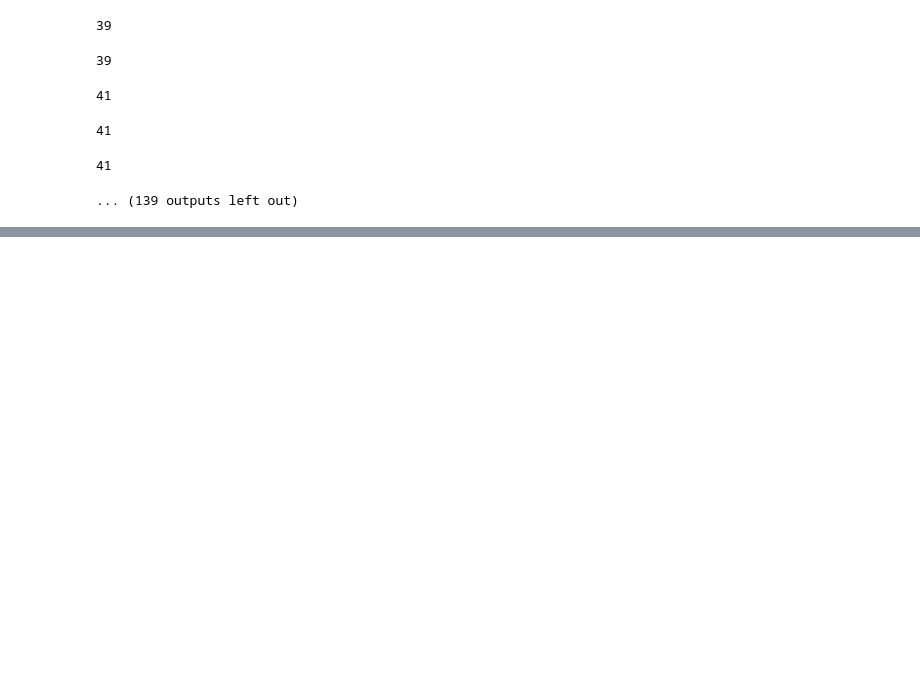
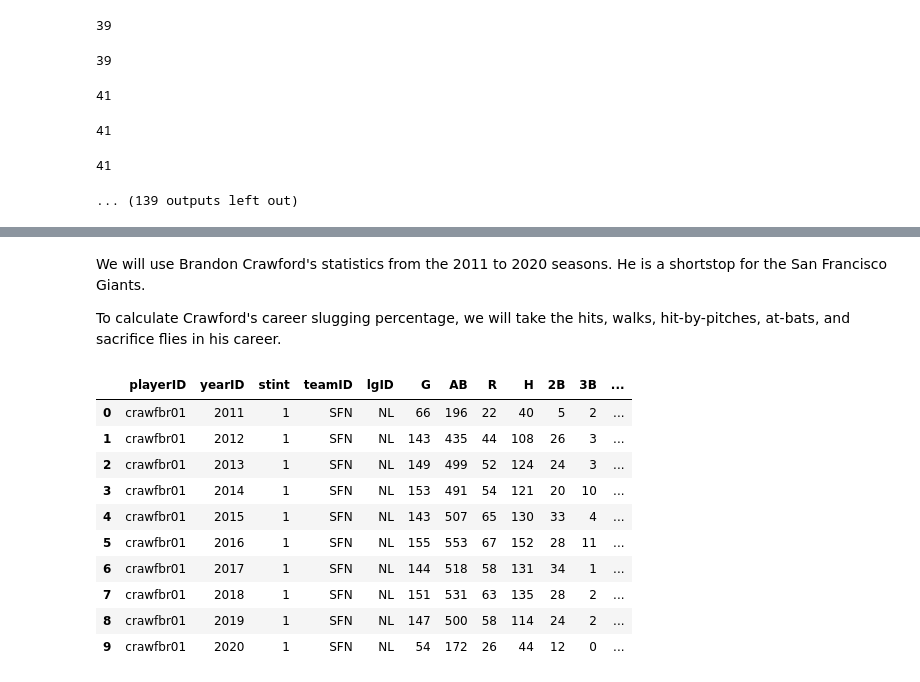
Before and after one commit to matthewjchin/baseballstats, a Jupyter notebook: Slugging.ipynb, the cells around one changed output, grey strips where cells are left out. Saved outputs shown, nothing was run; the diff lists cells and outputs as text; code cells hidden in the pictures; blank space fills up the shorter version.

```diff
--- a/Slugging.ipynb
+++ b/Slugging.ipynb
@@ -246,0 +322,42 @@ On-Base Percentage Plus Slugging
+# %%
+# Take Brandon Crawford's (SF; 'crawfbr01') stats
+# 10 years of stats, make array of size 10
+bcraw_stats = [None] * 10
+counter = 0
+
+for a in slugarr:
+    if a[0] == 'crawfbr01':
+        bcraw_stats[counter] = a
+        # print(a)
+        counter+=1
+# bcraw_stats.loc
+# # Add 2021 stats[
+# bc35_stats_21 = [array(['crawfbr01', 2021, 1, 'SFN', 'NL', 138, 483, 79, 144, 30, 3, 24, 90, 11, 3, 56, 105, 6, 5, 0, 5, 8])]
+
+# bcraw_stats[10] = bc35_stats_21
+# bcraw_stats
+# %% [markdown]
+We will use Brandon Crawford's statistics from the 2011 to 2020 seasons. He is a shortstop for the San Francisco Giants.
+
+To calculate Crawford's career slugging percentage, we will take the hits, walks, hit-by-pitches, at-bats, and sacrifice flies in his career.
+# %%
+bc35_stats = pd.DataFrame(bcraw_stats)
+bc35_stats.rename(columns={0:'playerID', 1:'yearID', 2:'stint', 3:'teamID', 4:'lgID', 5:'G', 6:'AB', 7:'R', 8:'H',
+       9:'2B', 10:'3B', 11:'HR', 12:'RBI', 13:'SB', 14:'CS', 15:'BB', 16:'SO', 17:'IBB', 18:'HBP', 19:'SH',
+       20:'SF', 21:'GIDP'}, inplace=True)
+
+
+# bc35_stats.append(bc35_stats_21)
+bc35_stats
+# %% [output]
+|  | playerID | yearID | stint | teamID | lgID | G | AB | R | H | 2B | 3B | ... |
+| 0 | crawfbr01 | 2011 | 1 | SFN | NL | 66 | 196 | 22 | 40 | 5 | 2 | ... |
+| 1 | crawfbr01 | 2012 | 1 | SFN | NL | 143 | 435 | 44 | 108 | 26 | 3 | ... |
+| 2 | crawfbr01 | 2013 | 1 | SFN | NL | 149 | 499 | 52 | 124 | 24 | 3 | ... |
+| 3 | crawfbr01 | 2014 | 1 | SFN | NL | 153 | 491 | 54 | 121 | 20 | 10 | ... |
+| 4 | crawfbr01 | 2015 | 1 | SFN | NL | 143 | 507 | 65 | 130 | 33 | 4 | ... |
+| 5 | crawfbr01 | 2016 | 1 | SFN | NL | 155 | 553 | 67 | 152 | 28 | 11 | ... |
+| 6 | crawfbr01 | 2017 | 1 | SFN | NL | 144 | 518 | 58 | 131 | 34 | 1 | ... |
+| 7 | crawfbr01 | 2018 | 1 | SFN | NL | 151 | 531 | 63 | 135 | 28 | 2 | ... |
+| 8 | crawfbr01 | 2019 | 1 | SFN | NL | 147 | 500 | 58 | 114 | 24 | 2 | ... |
+| 9 | crawfbr01 | 2020 | 1 | SFN | NL | 54 | 172 | 26 | 44 | 12 | 0 | ... |
```
Also changed, not shown: parts of 20 cells of this notebook, 6 other files.
